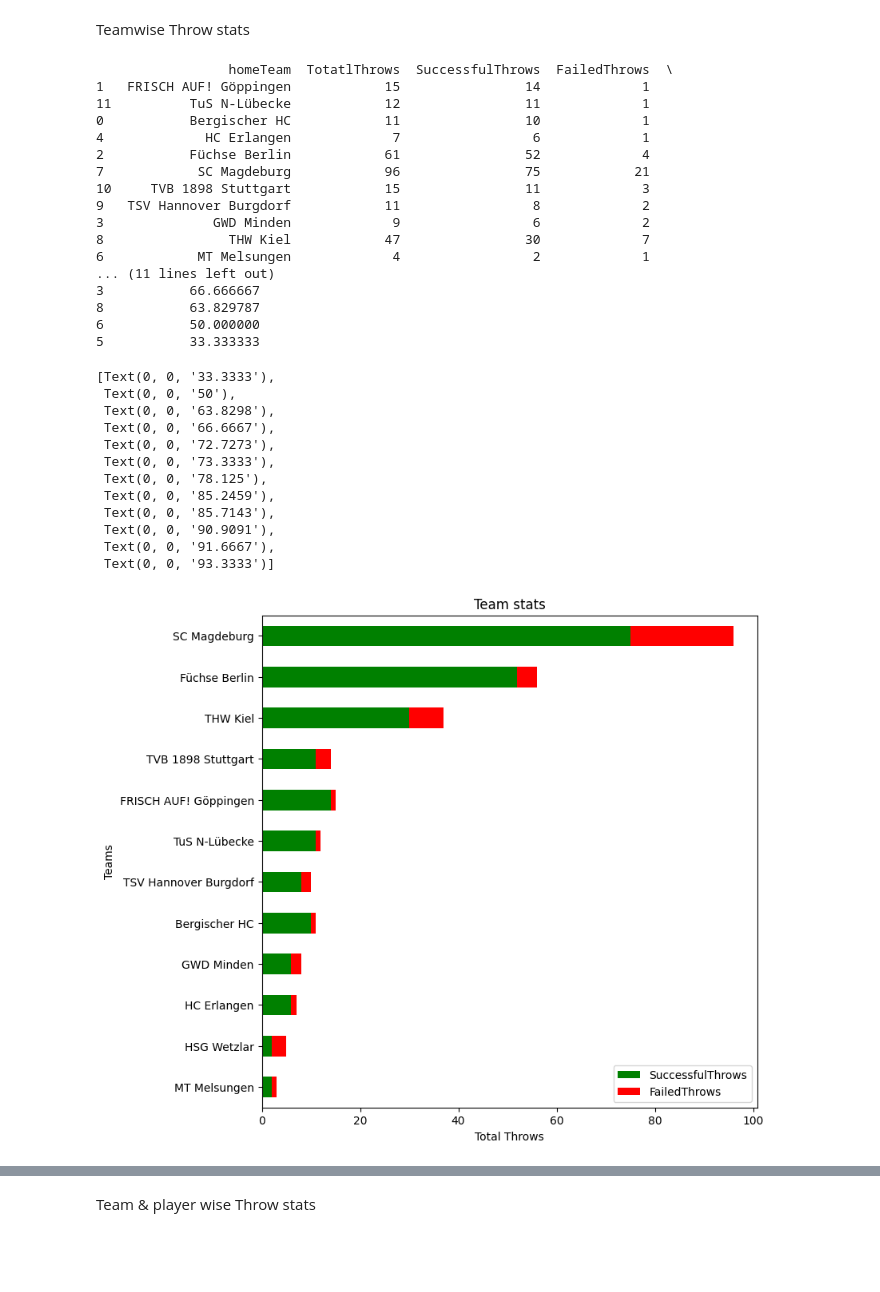
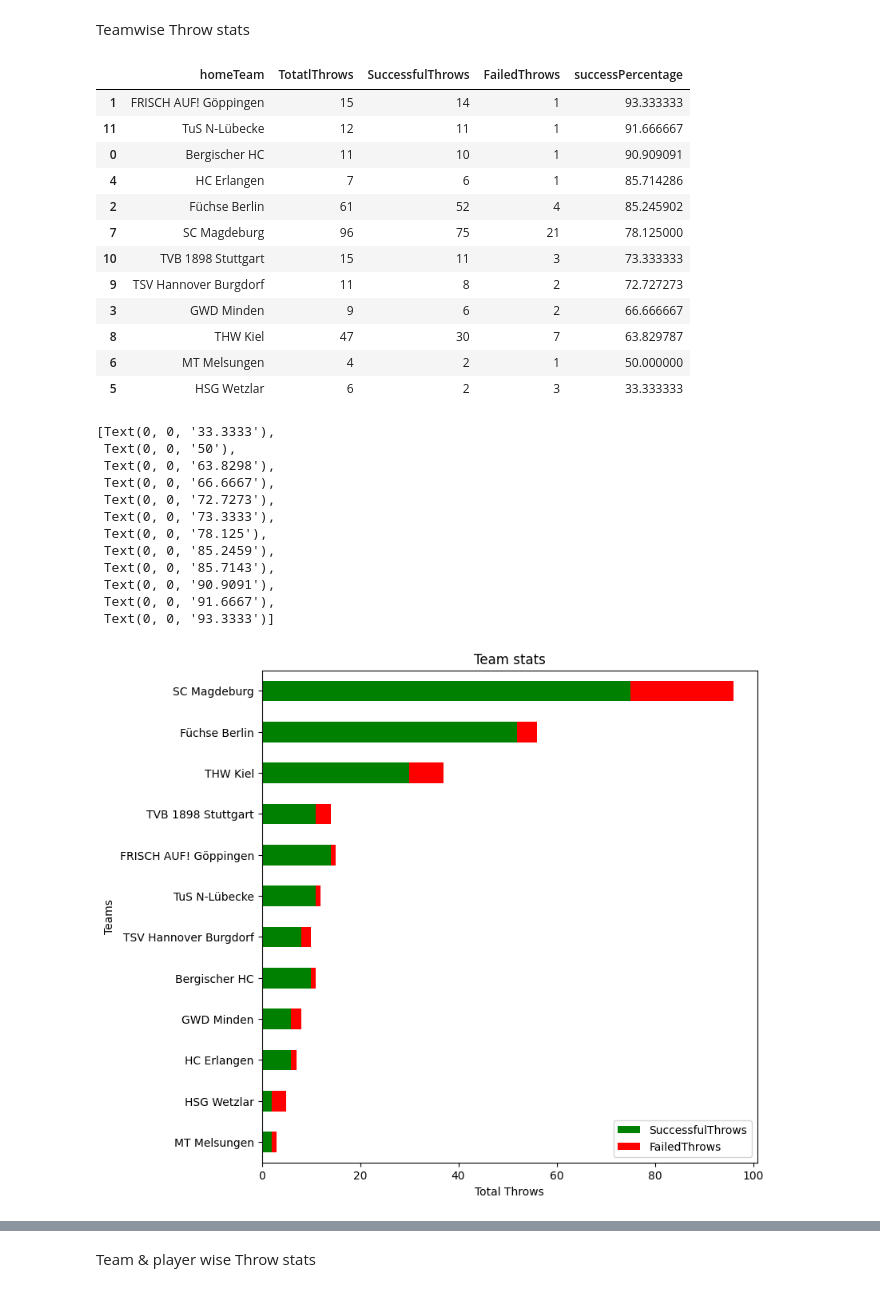
Before and after one commit to nayansavaliya/handball-data-science, a Jupyter notebook: src/Analysis1/league1.ipynb, the cells around one changed output, grey strips where cells are left out. Saved outputs shown, nothing was run; the diff lists cells and outputs as text; code cells hidden in the pictures; blank space fills up the shorter version.

```diff
--- a/src/Analysis1/league1.ipynb
+++ b/src/Analysis1/league1.ipynb
@@ -47,48 +92,44 @@ Teamwise Throw stats
 # %%
 # Teamwise Throw stats
 df2 = df.groupby(['homeTeam'])['homeTeam'].count().reset_index(name='TotatlThrows')
 df3 = df.loc[(df.throwSuccess == 1) | (df.throwSuccess == 2)]
 df3 = df3.groupby(['homeTeam'])['homeTeam'].count().reset_index(name="SuccessfulThrows")
 df4 = df.loc[(df.throwSuccess == 0)]
 df4 = df4.groupby(['homeTeam'])['homeTeam'].count().reset_index(name="FailedThrows")
 df5 = pd.merge(df2,df3,on='homeTeam')
 df5 = pd.merge(df5,df4,on='homeTeam')
 df5['successPercentage'] = (df5['SuccessfulThrows']/df5['TotatlThrows'])*100
-print(df5.sort_values('successPercentage',ascending=False))
+display(df5.sort_values('successPercentage',ascending=False))
 df5.sort_values('TotatlThrows',ascending=True).set_index('homeTeam')[['SuccessfulThrows','FailedThrows']].plot.barh(stacked=True, title='Team stats',color=("green", "red"),xlabel='Total Throws', ylabel='Teams',figsize=(8,8) )
 
 ax = df5.sort_values('successPercentage',ascending=True).set_index('homeTeam')[['successPercentage']].plot.barh( title='Team stats',color=("green", "red"),xlabel='Total Throws', ylabel='Teams',figsize=(20,8),xticks=range(0,100,10) )
 ax.bar_label(ax.containers[0])
 # %% [output]
+|  | homeTeam | TotatlThrows | SuccessfulThrows | FailedThrows | successPercentage |
+| 1 | FRISCH AUF! Göppingen | 15 | 14 | 1 | 93.333333 |
+| 11 | TuS N-Lübecke | 12 | 11 | 1 | 91.666667 |
+| 0 | Bergischer HC | 11 | 10 | 1 | 90.909091 |
+| 4 | HC Erlangen | 7 | 6 | 1 | 85.714286 |
+| 2 | Füchse Berlin | 61 | 52 | 4 | 85.245902 |
+| 7 | SC Magdeburg | 96 | 75 | 21 | 78.125000 |
+| 10 | TVB 1898 Stuttgart | 15 | 11 | 3 | 73.333333 |
+| 9 | TSV Hannover Burgdorf | 11 | 8 | 2 | 72.727273 |
+| 3 | GWD Minden | 9 | 6 | 2 | 66.666667 |
+| 8 | THW Kiel | 47 | 30 | 7 | 63.829787 |
+| 6 | MT Melsungen | 4 | 2 | 1 | 50.000000 |
+| 5 | HSG Wetzlar | 6 | 2 | 3 | 33.333333 |
-                 homeTeam  TotatlThrows  SuccessfulThrows  FailedThrows  \
-1   FRISCH AUF! Göppingen            15                14             1
-11          TuS N-Lübecke            12                11             1
-0           Bergischer HC            11                10             1
-4             HC Erlangen             7                 6             1
-2           Füchse Berlin            61                52             4
-7            SC Magdeburg            96                75            21
-10     TVB 1898 Stuttgart            15                11             3
-9   TSV Hannover Burgdorf            11                 8             2
-3              GWD Minden             9                 6             2
-8                THW Kiel            47                30             7
-6            MT Melsungen             4                 2             1
-... (11 lines left out)
-3           66.666667
-8           63.829787
-6           50.000000
-5           33.333333
+[Text(0, 0, '33.3333'),
+ Text(0, 0, '50'),
+ Text(0, 0, '63.8298'),
+ Text(0, 0, '66.6667'),
+ Text(0, 0, '72.7273'),
+ Text(0, 0, '73.3333'),
+ Text(0, 0, '78.125'),
+ Text(0, 0, '85.2459'),
+ Text(0, 0, '85.7143'),
+ Text(0, 0, '90.9091'),
+ Text(0, 0, '91.6667'),
+ Text(0, 0, '93.3333')]
-[Text(0, 0, '33.3333'),
- Text(0, 0, '50'),
- Text(0, 0, '63.8298'),
- Text(0, 0, '66.6667'),
- Text(0, 0, '72.7273'),
- Text(0, 0, '73.3333'),
- Text(0, 0, '78.125'),
- Text(0, 0, '85.2459'),
- Text(0, 0, '85.7143'),
- Text(0, 0, '90.9091'),
- Text(0, 0, '91.6667'),
- Text(0, 0, '93.3333')]
 [figure]
 [figure]
 # %% [markdown]
```
Also changed, not shown: parts of 7 cells of this notebook, 19 other files.
